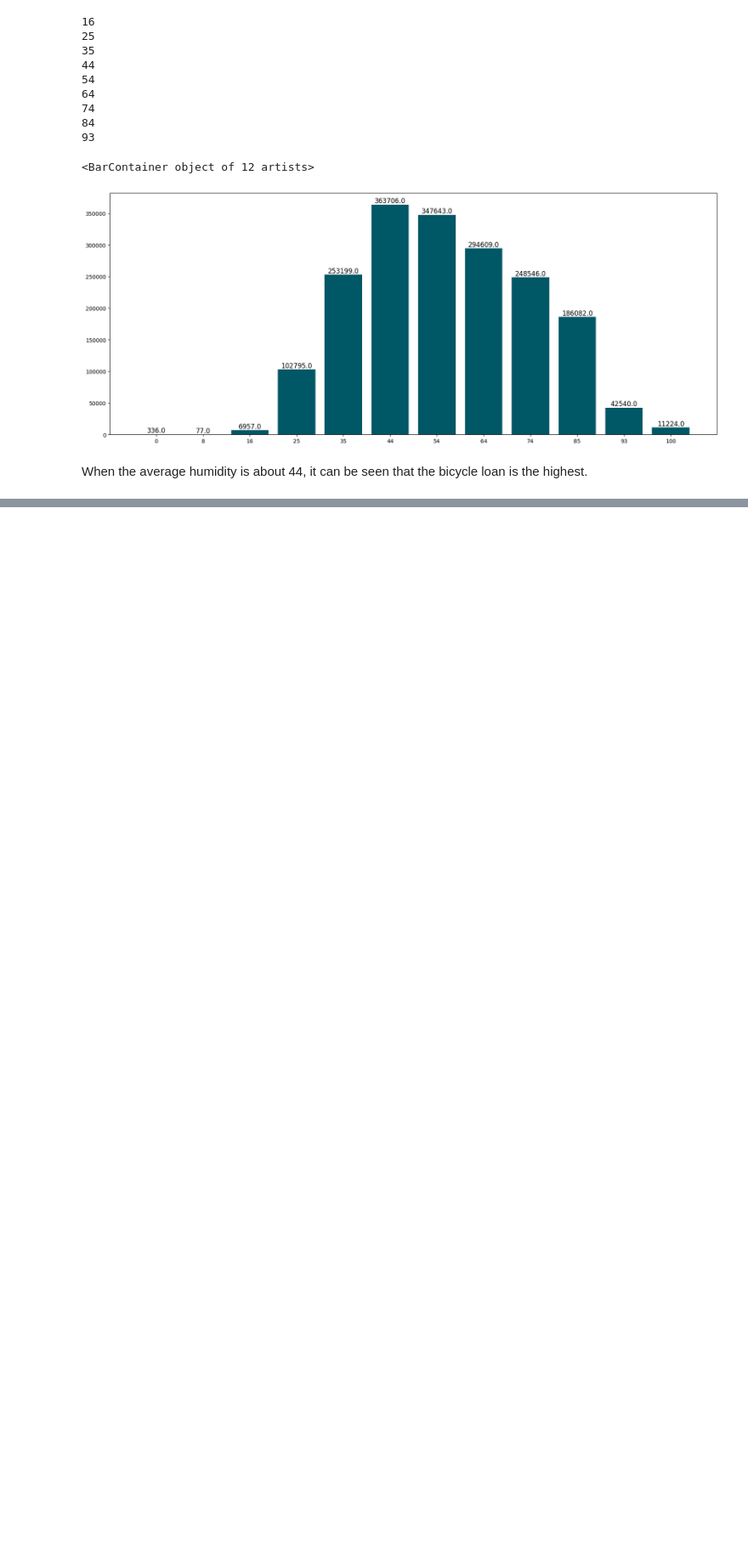
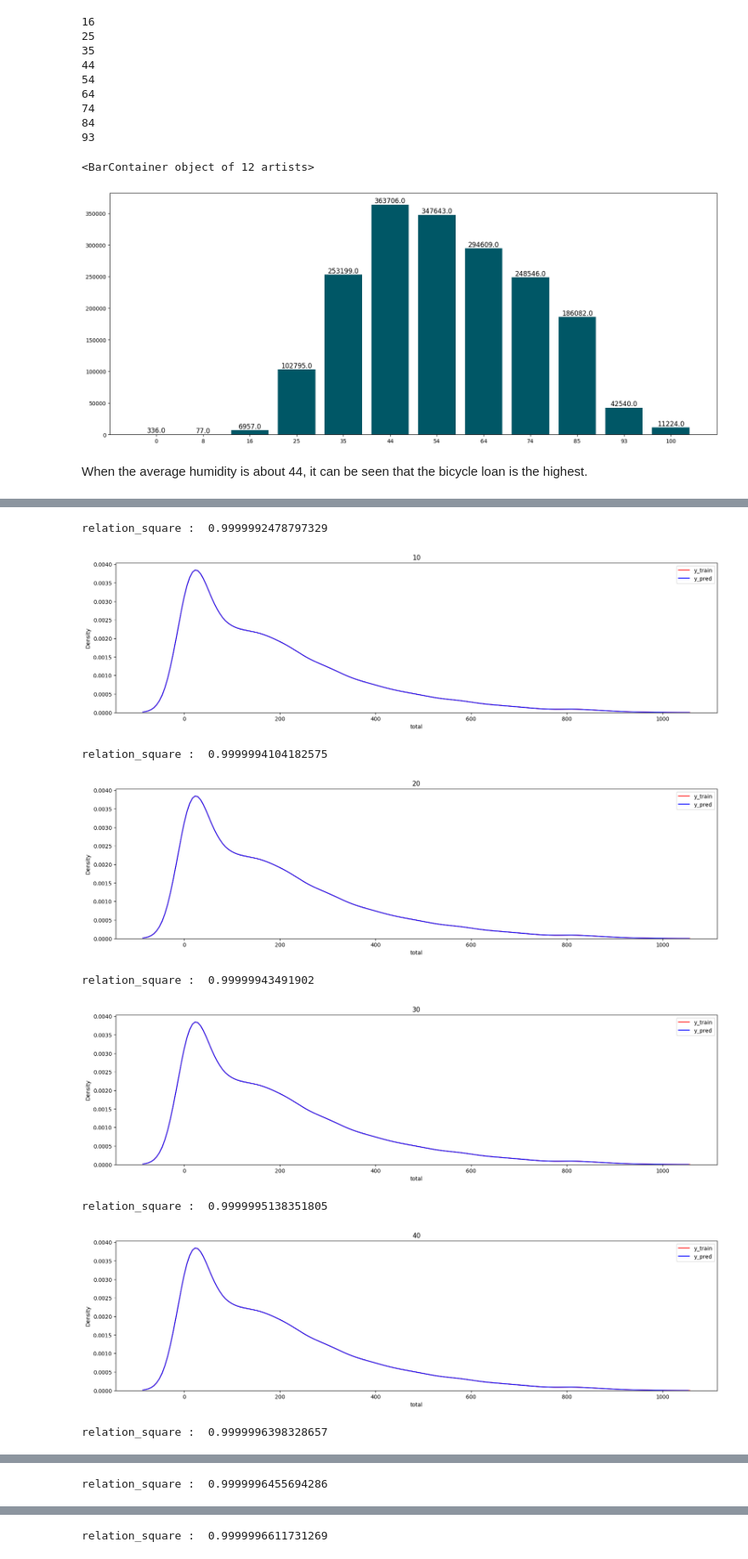
Before and after one commit to TasyaTR17/capstoneproject3, a Jupyter notebook: capstonecode.ipynb, the cells around one changed output, grey strips where cells are left out. Shown at 85% size. Saved outputs shown, nothing was run; the diff lists cells and outputs as text; code cells hidden in the pictures; blank space fills up the shorter version.

```diff
--- a/capstonecode.ipynb
+++ b/capstonecode.ipynb
@@ -978,0 +905,30 @@ Predicted y values: [[195.49069]
+# %%
+from sklearn.ensemble import RandomForestRegressor
+# Check the result according to "n_estimators".
+for i in (10, 20, 30, 40, 100, 150,300):
+    model = RandomForestRegressor(n_estimators= i,n_jobs= -1, random_state = 15)
+    model.fit(x_train,y_train)
+    # The higher the "n_estimators" value, the higher the accuracy,
+    # but the more computational it takes for the computer to calculate and derive results.
+    # I set the value to 300 appropriately.
+
+    relation_square = model.score(x_train, y_train)
+    print('relation_square : ', relation_square)
+    plt.figure(figsize=(20,5))
+    y_p = model.predict(x_train)
+    ax1 = sns.kdeplot(y_train,label = 'y_train',color="red")
+    ax2 = sns.kdeplot(y_p,label = 'y_pred',color="blue")
+
+    plt.title(i)
+    plt.legend()
+    plt.show()
+# %% [output]
+relation_square :  0.9999992478797329
+[figure, added]
+relation_square :  0.9999994104182575
+[figure, added]
+relation_square :  0.99999943491902
+[figure, added]
+relation_square :  0.9999995138351805
+[figure, added]
+relation_square :  0.9999996398328657
@@ -978,0 +936 @@ Predicted y values: [[195.49069]
+relation_square :  0.9999996455694286
@@ -978,0 +938 @@ Predicted y values: [[195.49069]
+relation_square :  0.9999996611731269
```
Also changed, not shown: parts of 26 cells of this notebook, 5 other files.
